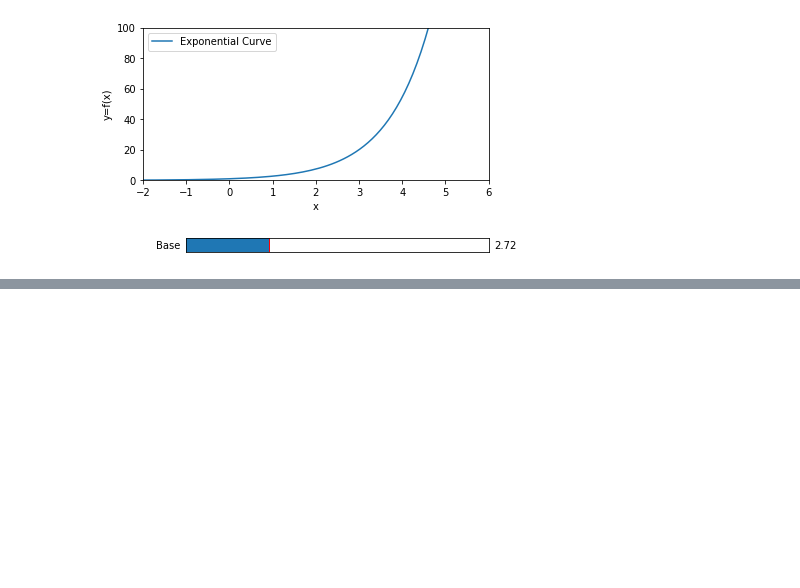
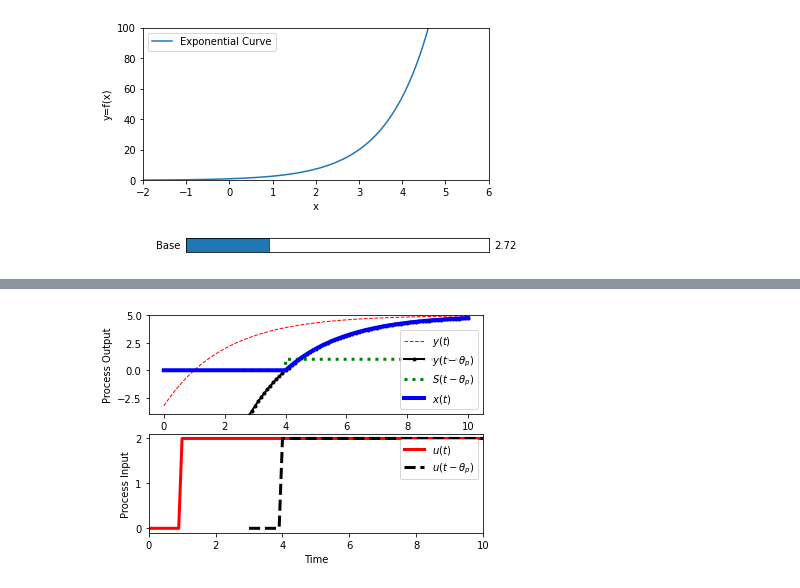
Before and after one commit to vkjadon/aerial-robotics-drone-quadcopter, a Jupyter notebook: 4SODE.ipynb, the cells around one changed output, grey strips where cells are left out. Saved outputs shown, nothing was run; the diff lists cells and outputs as text; code cells hidden in the pictures; blank space fills up the shorter version.

```diff
--- a/4SODE.ipynb
+++ b/4SODE.ipynb
@@ -233,0 +864,94 @@ plt.show()
+# %%
+import numpy as np
+import matplotlib.pyplot as plt
+from scipy.integrate import odeint
+
+# specify number of steps
+ns = 100
+# define time points
+t = np.linspace(0,ns/10.0,ns+1)
+
+class model(object):
+    # process model
+    Kp = 2.0
+    taup = 200.0
+    thetap = 0.0
+
+def process(y,t,u,Kp,taup):
+    # Kp = process gain
+    # taup = process time constant
+    dydt = -y/taup + Kp/taup * u
+    return dydt
+
+def calc_response(t,m):
+    # t = time points
+    # m = process model
+    Kp = m.Kp
+    taup = m.taup
+    thetap = m.thetap
+    # specify number of steps
+    ns = len(t)-1
+
+    delta_t = t[1]-t[0]
+
+    # storage for recording values
+    op = np.zeros(ns+1)  # controller output
+    pv = np.zeros(ns+1)  # process variable
+
+    # step input
+    op[10:]=2.0
+
+    # Simulate time delay
+    ndelay = int(np.ceil(thetap / delta_t))
+
+    # loop through time steps
+    for i in range(0,ns):
+        # implement time delay
+        iop = max(0,i-ndelay)
+        y = odeint(process,pv[i],[0,delta_t],args=(op[iop],Kp,taup))
+        pv[i+1] = y[-1]
+    return (pv,op)
+
+# calculate step response
+model.Kp = 2.5
+model.taup = 2.0
+model.thetap = 3.0
+(pv,op) = calc_response(t,model)
+
+pv2 = np.zeros(len(t))
+for i in range(len(t)):
+    pv2[i] = model.Kp * (1.0 - np.exp(-(t[i]-model.thetap-1.0)/model.taup))*2.0
+
+pv3 = np.zeros(len(t))
+for i in range(len(t)):
+    pv3[i] = model.Kp * (1.0 - np.exp(-(t[i]-1.0)/model.taup))*2.0
+
+plt.figure(1)
+
+plt.subplot(2,1,1)
+#frame1 = plt.gca()
+#frame1.axes.get_xaxis().set_visible(False)
+plt.plot(t,pv3,'r--',linewidth=1,label=r'$y(t)$')
+plt.plot(t,pv2,'k.-',linewidth=2,label=r'$y(t-\theta_p)$')
+plt.plot([0,4,4.0001,10],[0,0,1,1],'g:',linewidth=3,label=r'$S(t- \theta _p)$')
+plt.plot(t,pv,'b-',linewidth=4,label=r'$x(t)$')
+plt.legend(loc='best')
+plt.ylabel('Process Output')
+plt.ylim([-4,5])
+
+plt.subplot(2,1,2)
+#frame1 = plt.gca()
+#frame1.axes.get_xaxis().set_visible(False)
+plt.plot(t,op,'r-',linewidth=3,label=r'$u(t)$')
+plt.plot(t+3.0,op,'k--',linewidth=3,label=r'$u(t-\theta_p)$')
+plt.ylim([-0.1,2.1])
+plt.xlim([0,10])
+plt.legend(loc='best')
+plt.ylabel('Process Input')
+
+plt.xlabel('Time')
+
+plt.savefig('output.png')
+plt.show()
+# %% [output]
+[figure, added]
```
Also changed, not shown: parts of 8 cells of this notebook.
